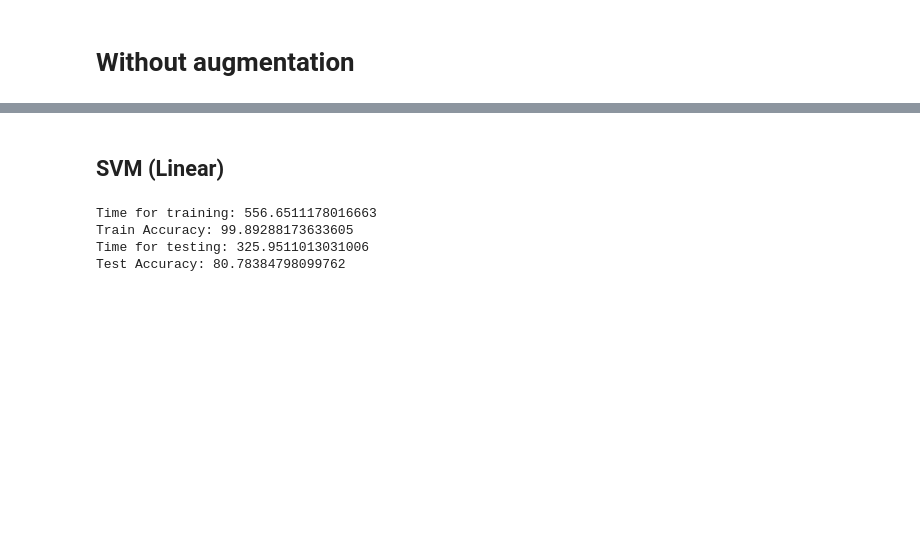
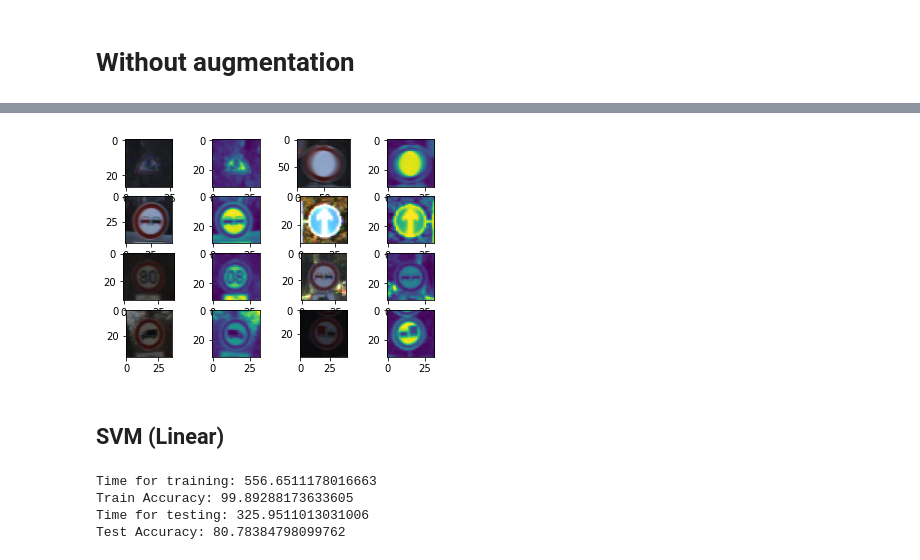
Before and after one commit to Anish7575/UIC, a Jupyter notebook: Sem_1/Introduction_to_ML/ML_Project/ML_SVM.ipynb, the cells around one changed output, grey strips where cells are left out. Saved outputs shown, nothing was run; the diff lists cells and outputs as text; code cells hidden in the pictures; blank space fills up the shorter version.

```diff
--- a/Sem_1/Introduction_to_ML/ML_Project/ML_SVM.ipynb
+++ b/Sem_1/Introduction_to_ML/ML_Project/ML_SVM.ipynb
@@ -50,3 +69,11 @@ Time for reading not augmented data: 58.01498579978943
+# %%
+f, axarr = plt.subplots(4, 4)
+for i in range(4):
+    for j in range(0, 4, 2):
+        axarr[i, j].imshow(def_imgs[3*i + j + 50])
+        axarr[i, j + 1].imshow(trans_imgs[3*i + j + 50].reshape(32, 32, 1))
+# %% [output]
+[figure, added]
 # %% [markdown]
 ## SVM (Linear)
 # %%
```
Also changed, not shown: parts of 16 cells of this notebook, 16 other files.
